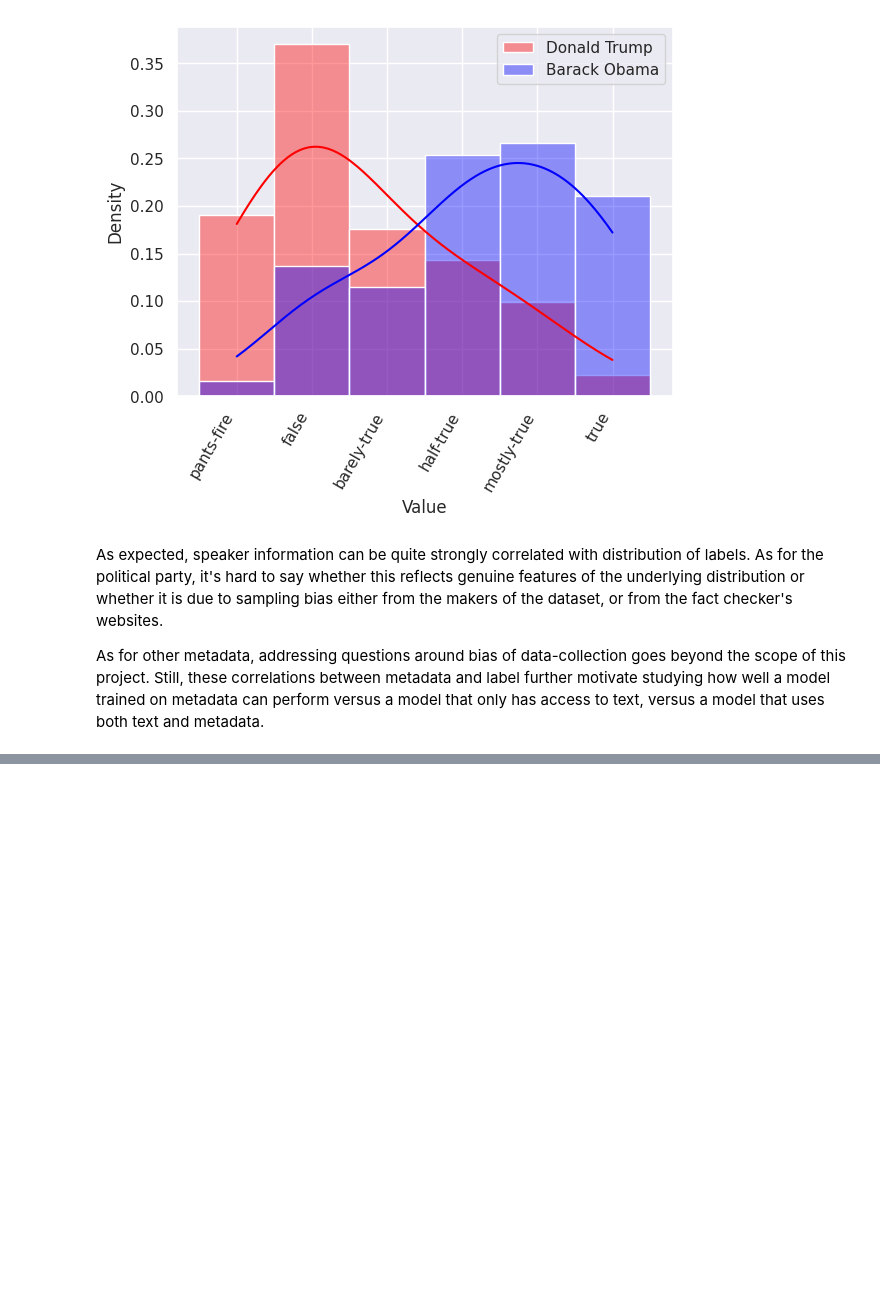
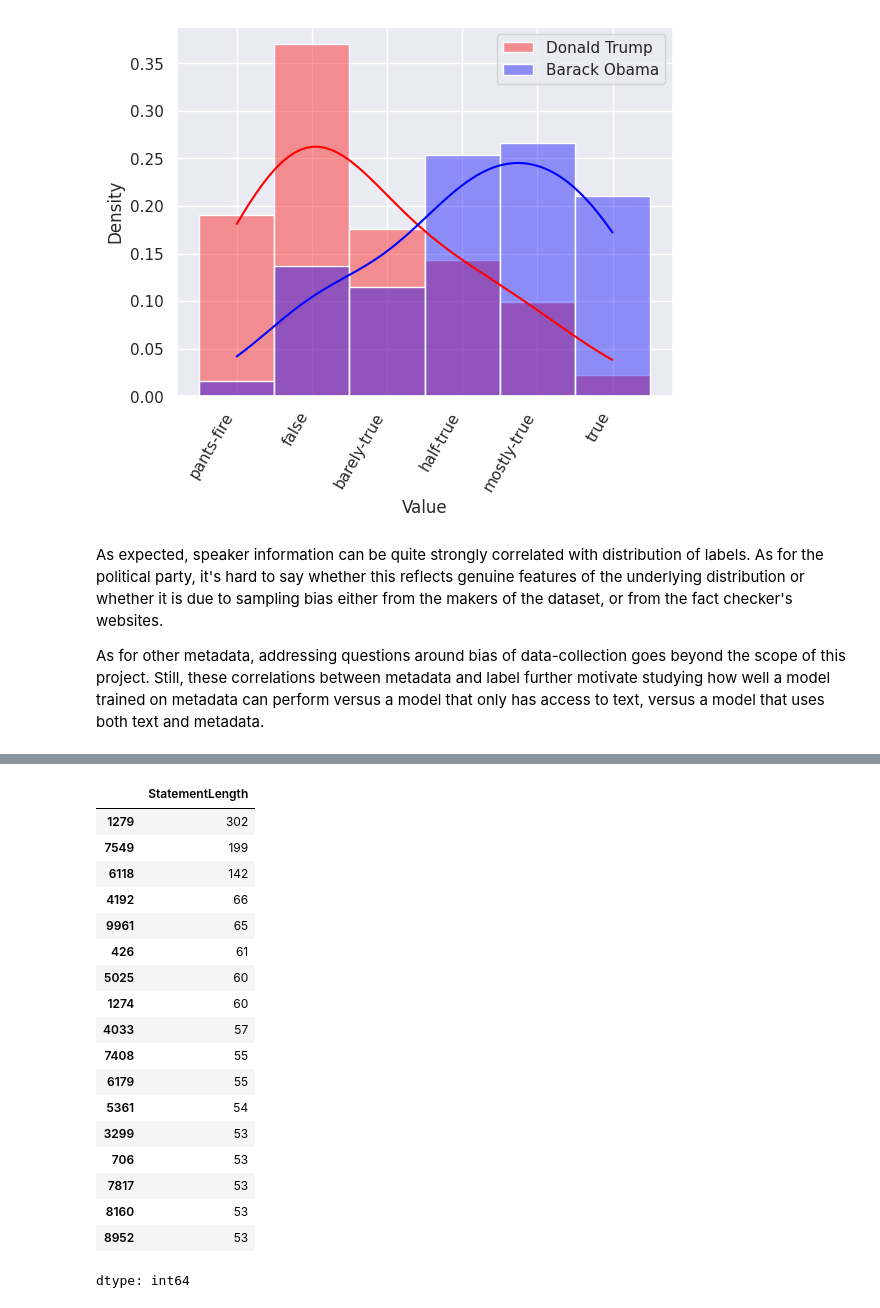
Before and after one commit to giacomomolinari/liar-fake-news-detector, a Jupyter notebook: eda.ipynb, the cells around one changed output, grey strips where cells are left out. Saved outputs shown, nothing was run; the diff lists cells and outputs as text; code cells hidden in the pictures; blank space fills up the shorter version.

```diff
--- a/eda.ipynb
+++ b/eda.ipynb
@@ -418,0 +456,22 @@ As for other metadata, addressing questions around bias of data-collection goes
+# %%
+df_train[df_train["StatementLength"] > mean + 4*std]["StatementLength"].sort_values(ascending=False)
+# %% [output]
+|  | StatementLength |
+| 1279 | 302 |
+| 7549 | 199 |
+| 6118 | 142 |
+| 4192 | 66 |
+| 9961 | 65 |
+| 426 | 61 |
+| 5025 | 60 |
+| 1274 | 60 |
+| 4033 | 57 |
+| 7408 | 55 |
+| 6179 | 55 |
+| 5361 | 54 |
+| 3299 | 53 |
+| 706 | 53 |
+| 7817 | 53 |
+| 8160 | 53 |
+| 8952 | 53 |
+dtype: int64
```
Also changed, not shown: parts of 18 cells of this notebook.
